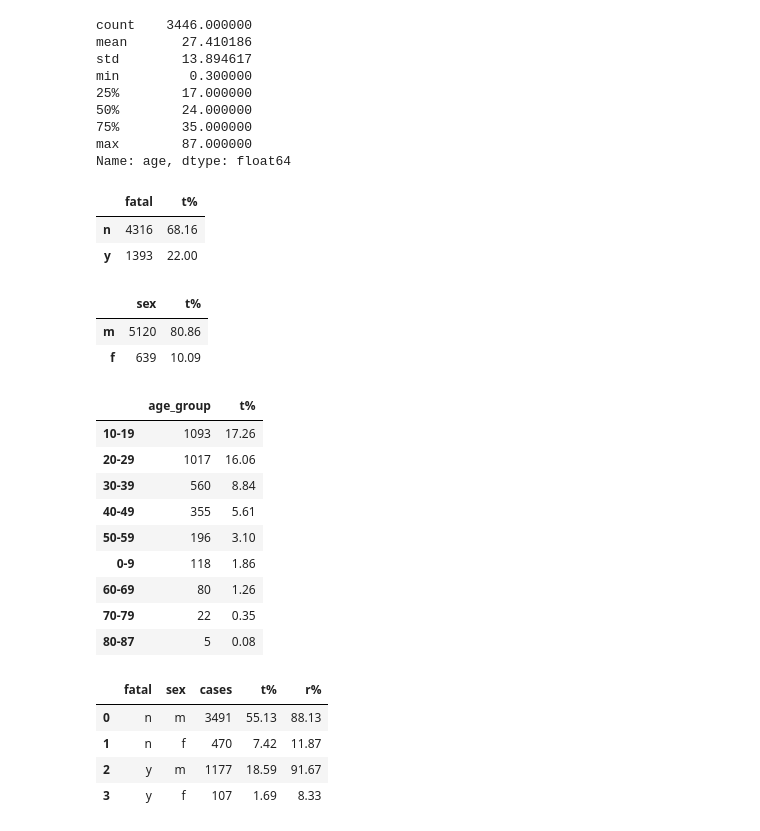
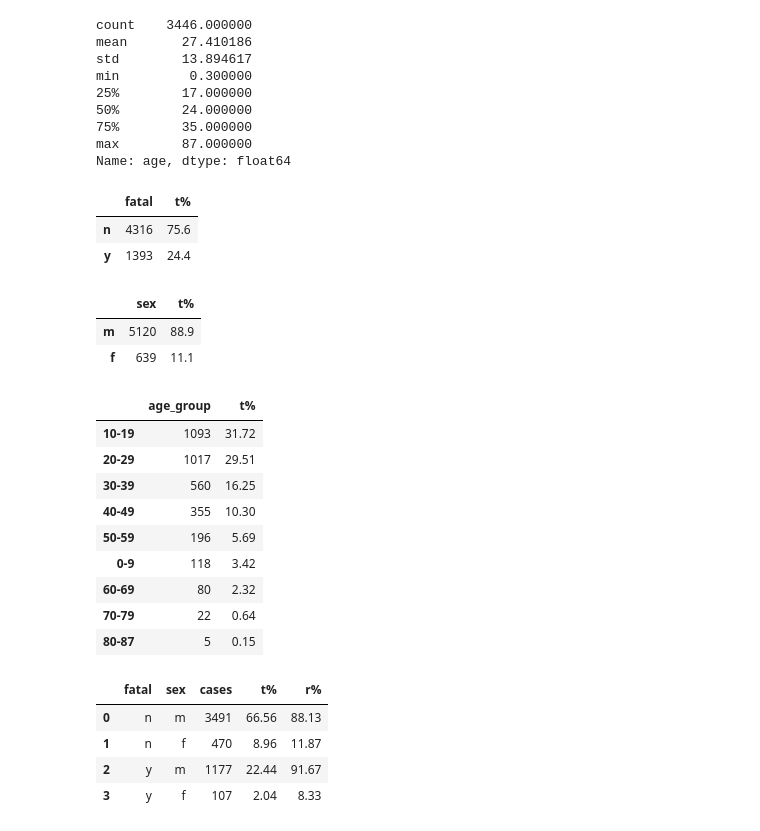
Before and after one commit to vdechen/DataCleaning_SharkAttack, a Jupyter notebook: SharkAttack.ipynb, the cells around one changed output. Saved outputs shown, nothing was run; the diff lists cells and outputs as text; code cells hidden in the pictures.

```diff
--- a/SharkAttack.ipynb
+++ b/SharkAttack.ipynb
@@ -172,13 +152,0 @@ new_df.loc[:,'age_group'] = pd.cut(new_df['age'], [0, 9, 19, 29, 39, 49, 59, 69,
-# %%
-# create data frames with percentages from the clean columns
-def percentage(x):
-    return round((100 * x)/6332, 2)
-
-new_df['fatal'] = new_df['fatal'].apply(lambda x: np.nan if x == 'u' else (x))
-fatal_df = pd.DataFrame(new_df['fatal'].value_counts())
-fatal_df.loc[:,'t%'] = fatal_df.apply(percentage, axis=0)
-fatal_df
-# %% [output]
-|  | fatal | t% |
-| n | 4316 | 68.16 |
-| y | 1393 | 22.00 |
@@ -185,38 +157,61 @@ fatal_df
+# %%
+# create data frames with percentages from the clean columns
+
+new_df['fatal'] = new_df['fatal'].apply(lambda x: np.nan if x == 'u' else (x))
+fatal_df = pd.DataFrame(new_df['fatal'].value_counts())
+fatal_df.loc[:,'t%'] = fatal_df.apply(lambda x: round((100 * x)/5709, 2), axis=0)
+fatal_df
+
+# 5709/6332 not null (90.16%)
+# conclusion: most attacks are not fatal
+# %% [output]
+|  | fatal | t% |
+| n | 4316 | 75.6 |
+| y | 1393 | 24.4 |
 # %%
 new_df['sex'] = new_df['sex'].apply(lambda x: np.nan if x == 'u' else (x))
 sex_df = pd.DataFrame(new_df['sex'].value_counts())
-sex_df.loc[:,'t%'] = sex_df.apply(percentage, axis=0)
+sex_df.loc[:,'t%'] = sex_df.apply(lambda x: round((100 * x)/5759, 2), axis=0)
 sex_df
+
+# 5759/6332 not null (90.95%)
+# conclusion: most attacks envolve male victims
 # %% [output]
 |  | sex | t% |
-| m | 5120 | 80.86 |
-| f | 639 | 10.09 |
+| m | 5120 | 88.9 |
+| f | 639 | 11.1 |
 # %%
 age_group_df = pd.DataFrame(new_df['age_group'].value_counts())
-age_group_df.loc[:,'t%'] = age_group_df.apply(percentage, axis=0)
+age_group_df.loc[:,'t%'] = age_group_df.apply(lambda x: round((100 * x)/3446, 2), axis=0)
 age_group_df
+
+# 3446/6332 not null (54,4%)
+# conclusion: the attacks frequency decreases with age increase, except for young children (0-9)
 # %% [output]
 |  | age_group | t% |
-| 10-19 | 1093 | 17.26 |
-| 20-29 | 1017 | 16.06 |
-| 30-39 | 560 | 8.84 |
-| 40-49 | 355 | 5.61 |
-| 50-59 | 196 | 3.10 |
-| 0-9 | 118 | 1.86 |
-| 60-69 | 80 | 1.26 |
-| 70-79 | 22 | 0.35 |
-| 80-87 | 5 | 0.08 |
+| 10-19 | 1093 | 31.72 |
+| 20-29 | 1017 | 29.51 |
+| 30-39 | 560 | 16.25 |
+| 40-49 | 355 | 10.30 |
+| 50-59 | 196 | 5.69 |
+| 0-9 | 118 | 3.42 |
+| 60-69 | 80 | 2.32 |
+| 70-79 | 22 | 0.64 |
+| 80-87 | 5 | 0.15 |
 # %%
 fatal_sex = new_df[['fatal', 'sex']].groupby('fatal').value_counts()
 fatal_sex_df = pd.DataFrame(fatal_sex)
-fatal_sex_df.loc[:,'t%'] = fatal_sex_df.apply(percentage, axis=0)
+fatal_sex_df.loc[:,'t%'] = fatal_sex_df.apply(lambda x: round((100 * x)/5245, 2), axis=0)
 fatal_sex_df.columns = ['cases', 't%']
 fatal_sex_df.reset_index(inplace = True)
 fatal_sex_df.loc[:,'r%'] = fatal_sex_df.apply(lambda x: round((100*x['cases'])/3961, 2) if x['fatal'] == 'n' else round((100*x['cases'])/1284, 2), axis = 1)
 fatal_sex_df
+
+# 5245/6332 not null (82,83%)
+# conclusions: most fatal cases happen among males
 # %% [output]
 |  | fatal | sex | cases | t% | r% |
-| 0 | n | m | 3491 | 55.13 | 88.13 |
-| 1 | n | f | 470 | 7.42 | 11.87 |
-| 2 | y | m | 1177 | 18.59 | 91.67 |
-| 3 | y | f | 107 | 1.69 | 8.33 |
+| 0 | n | m | 3491 | 66.56 | 88.13 |
+| 1 | n | f | 470 | 8.96 | 11.87 |
+| 2 | y | m | 1177 | 22.44 | 91.67 |
+| 3 | y | f | 107 | 2.04 | 8.33 |
```
Also changed, not shown: parts of 12 cells of this notebook.
